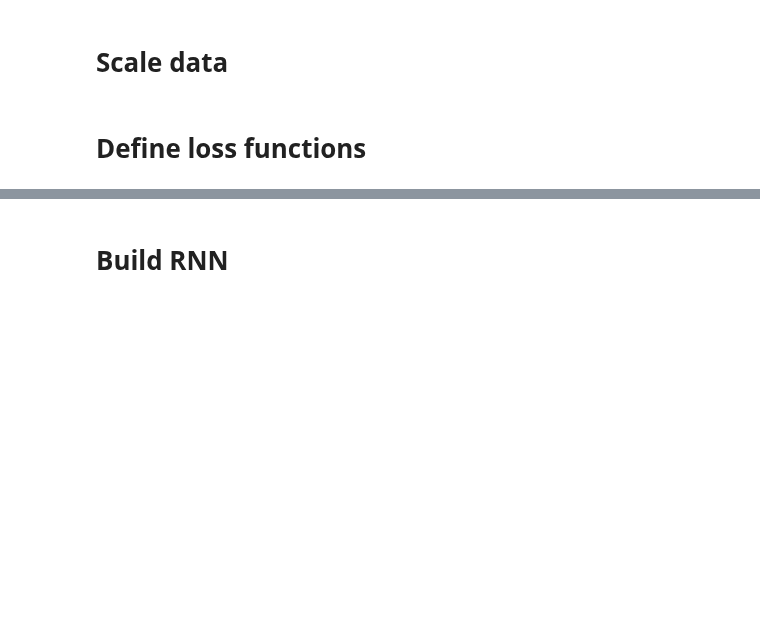
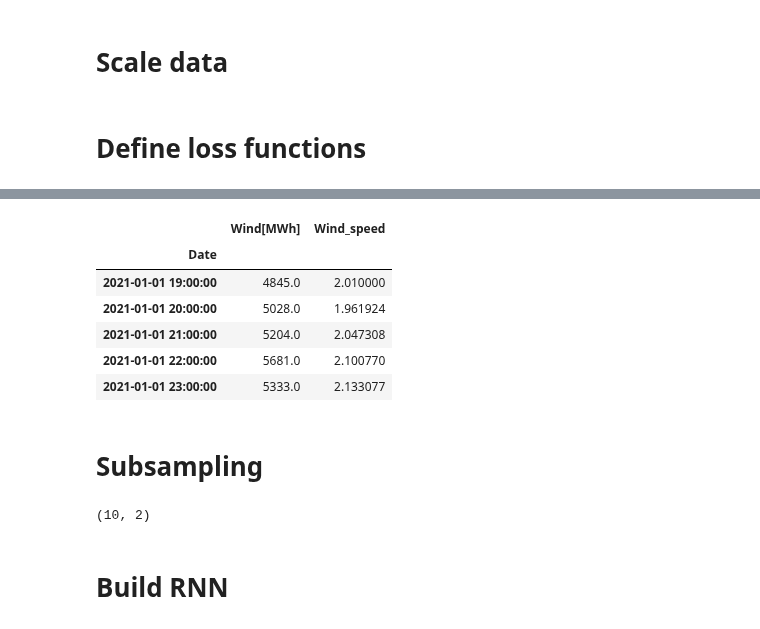
Before and after one commit to HaukeFock/predict_energy_generation, a Jupyter notebook: notebooks/michaelekuntz_wind_RNN.ipynb, the cells around one changed output, grey strips where cells are left out. Cells and saved outputs as stored; diff of their text form; code cells hidden in the pictures; blank space fills up the shorter version.

```diff
--- a/notebooks/michaelekuntz_wind_RNN.ipynb
+++ b/notebooks/michaelekuntz_wind_RNN.ipynb
@@ -303,0 +326,15 @@ def mean_absolute_percentage_error(y_true, y_pred):
+# %%
+df = y.merge(X, on = y.index)
+df.rename(columns={'key_0':'Date'},inplace=True)
+df.set_index('Date',inplace=True)
+df.tail()
+# %% [output]
+|  | Wind[MWh] | Wind_speed |
+| Date |  |  |
+| 2021-01-01 19:00:00 | 4845.0 | 2.010000 |
+| 2021-01-01 20:00:00 | 5028.0 | 1.961924 |
+| 2021-01-01 21:00:00 | 5204.0 | 2.047308 |
+| 2021-01-01 22:00:00 | 5681.0 | 2.100770 |
+| 2021-01-01 23:00:00 | 5333.0 | 2.133077 |
+# %% [markdown]
+# Subsampling
@@ -304,3 +347,7 @@ def mean_absolute_percentage_error(y_true, y_pred):
+# %%
+subsample_sequence(df, 10).shape
+# %% [output]
+(10, 2)
 # %% [markdown]
 # Build RNN
 # %%
```
Also changed, not shown: parts of 4 cells of this notebook, 2 other files.
